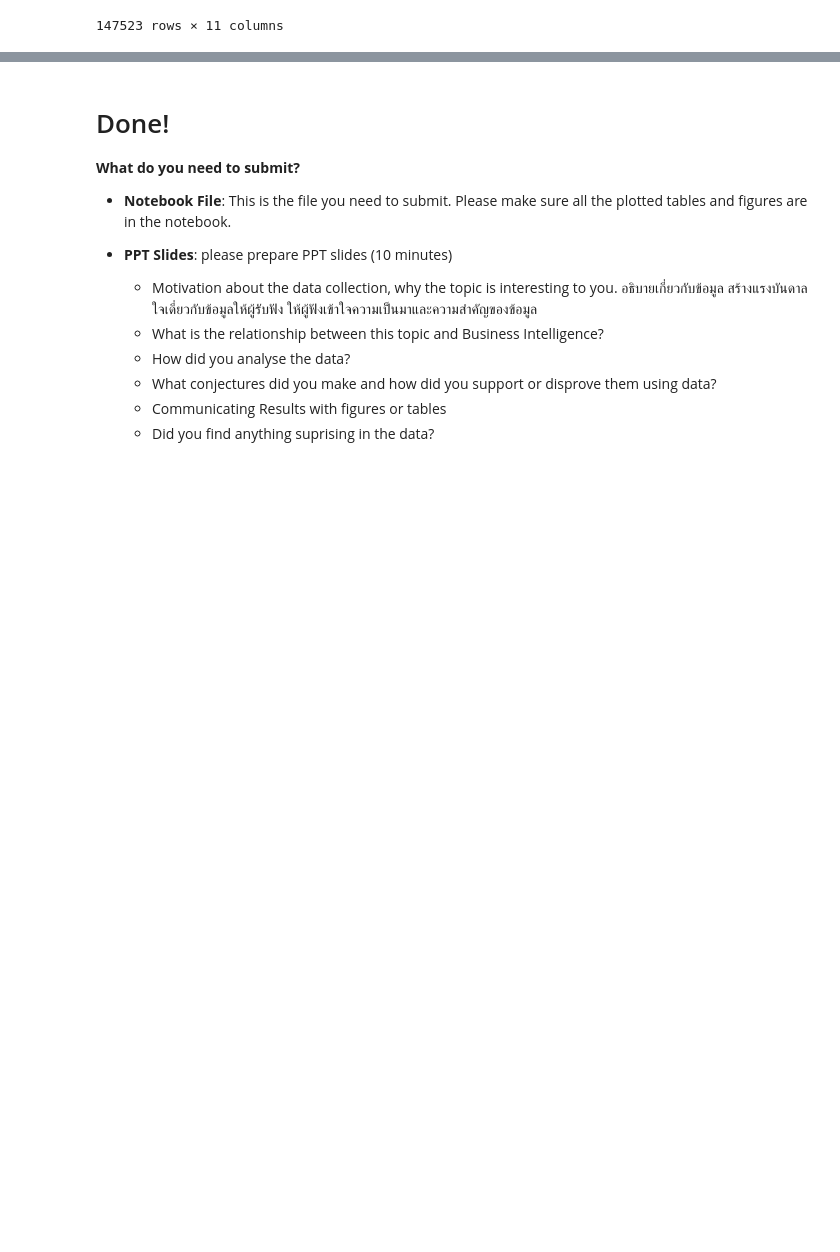
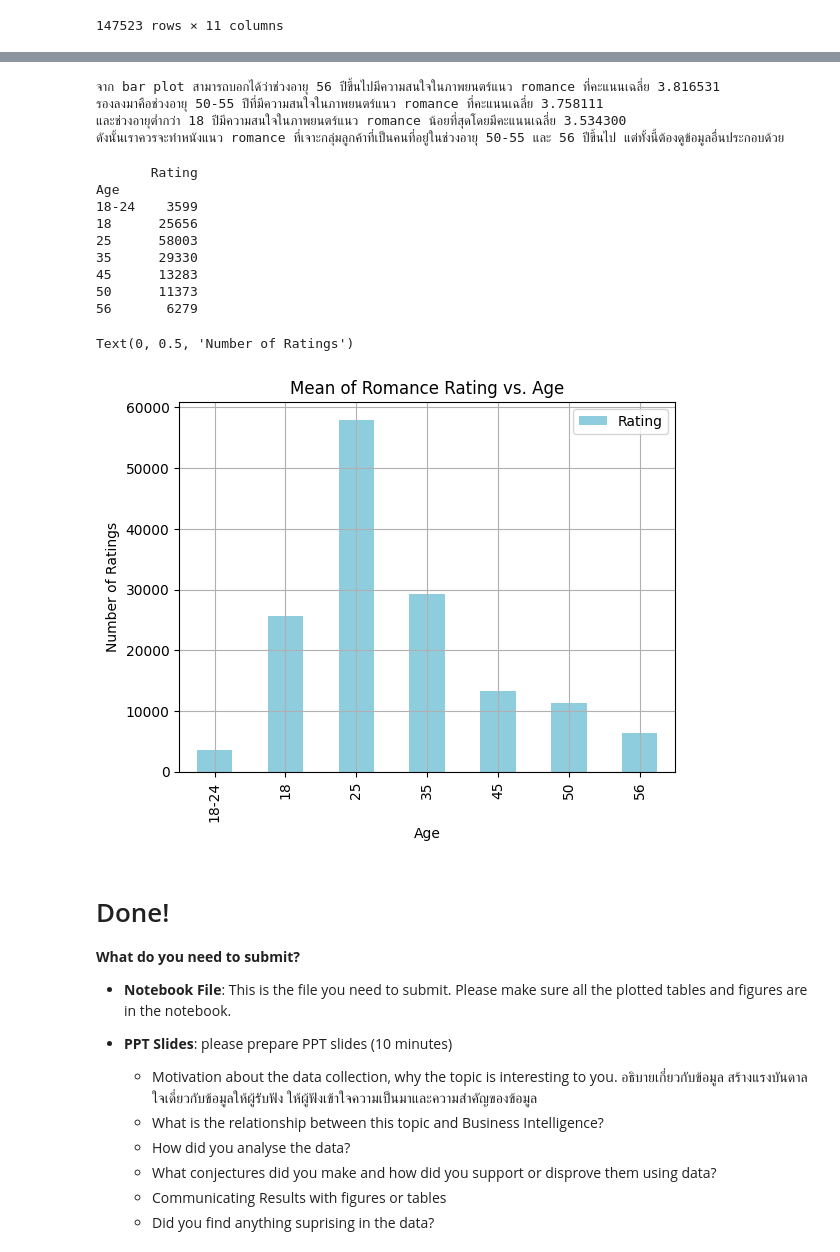
Before and after one commit to Tonry12/data_science_bootcamp_8_tonnaw, a Jupyter notebook: Project2_66.ipynb, the cells around one changed output, grey strips where cells are left out. Saved outputs shown, nothing was run; the diff lists cells and outputs as text; code cells hidden in the pictures; blank space fills up the shorter version.

```diff
--- a/Project2_66.ipynb
+++ b/Project2_66.ipynb
@@ -563,3 +548,35 @@ Text(0, 0.5, 'Mean of Rating')
+# %%
+print('จาก bar plot สามารถบอกได้ว่าช่วงอายุ 56 ปีขึ้นไปมีความสนใจในภาพยนตร์แนว romance ที่คะแนนเฉลี่ย 3.816531')
+print('รองลงมาคือช่วงอายุ 50-55 ปีที่มีความสนใจในภาพยนตร์แนว romance ที่คะแนนเฉลี่ย 3.758111')
+print('และช่วงอายุต่ำกว่า 18 ปีมีความสนใจในภาพยนตร์แนว romance น้อยที่สุดโดยมีคะแนนเฉลี่ย 3.534300')
+print('ดังนั้นเราควรจะทำหนังแนว romance ที่เจาะกลุ่มลูกค้าที่เป็นคนที่อยู่ในช่วงอายุ 50-55 และ 56 ปีขึ้นไป แต่ทั้งนี้ต้องดูข้อมูลอื่นประกอบด้วย')
+# %% [output]
+จาก bar plot สามารถบอกได้ว่าช่วงอายุ 56 ปีขึ้นไปมีความสนใจในภาพยนตร์แนว romance ที่คะแนนเฉลี่ย 3.816531
+รองลงมาคือช่วงอายุ 50-55 ปีที่มีความสนใจในภาพยนตร์แนว romance ที่คะแนนเฉลี่ย 3.758111
+และช่วงอายุต่ำกว่า 18 ปีมีความสนใจในภาพยนตร์แนว romance น้อยที่สุดโดยมีคะแนนเฉลี่ย 3.534300
+ดังนั้นเราควรจะทำหนังแนว romance ที่เจาะกลุ่มลูกค้าที่เป็นคนที่อยู่ในช่วงอายุ 50-55 และ 56 ปีขึ้นไป แต่ทั้งนี้ต้องดูข้อมูลอื่นประกอบด้วย
+# %%
+age_mean_ratings = romance_data.pivot_table('Rating', index='Age', aggfunc='count')
+age_mean_ratings.rename(index={0:'Under 18', 1:'18-24',2: '25-34',3: '35-44',4: '45-49',
+                                  5: '50-55',6: '56+'}, inplace=True)
+print(age_mean_ratings)
+age_mean_ratings.plot(kind='bar', color='#8ECDDD')
+plt.grid(True)
+plt.title('Mean of Romance Rating vs. Age')
+plt.xlabel('Age')
+plt.ylabel('Number of Ratings')
+# %% [output]
+       Rating
+Age
+18-24    3599
+18      25656
+25      58003
+35      29330
+45      13283
+50      11373
+56       6279
+Text(0, 0.5, 'Number of Ratings')
+[figure, added]
 # %% [markdown]
 # Done!
 
```
Also changed, not shown: parts of 4 cells of this notebook.
